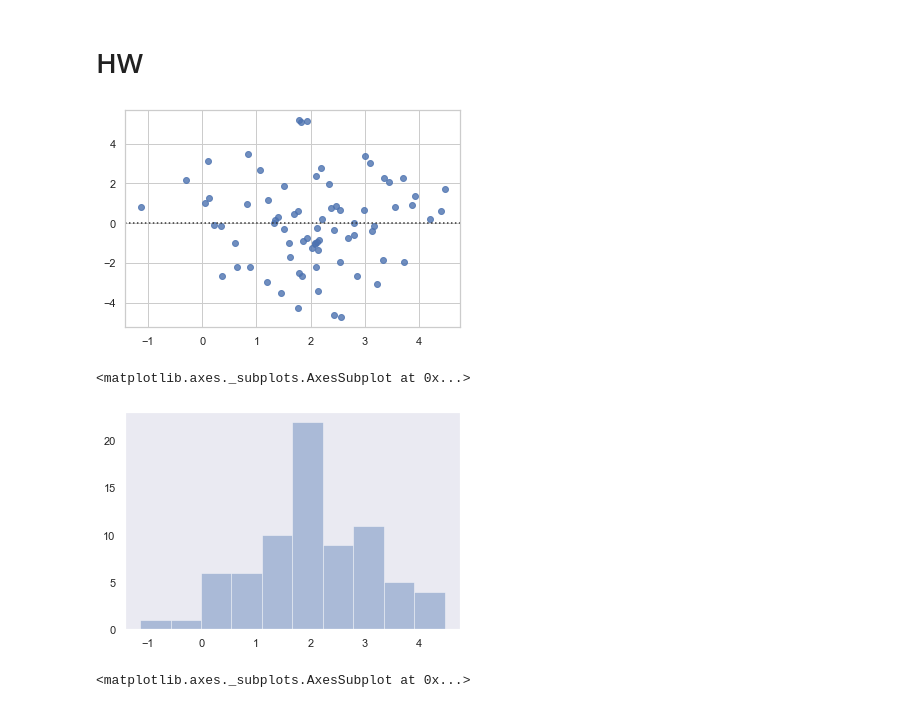
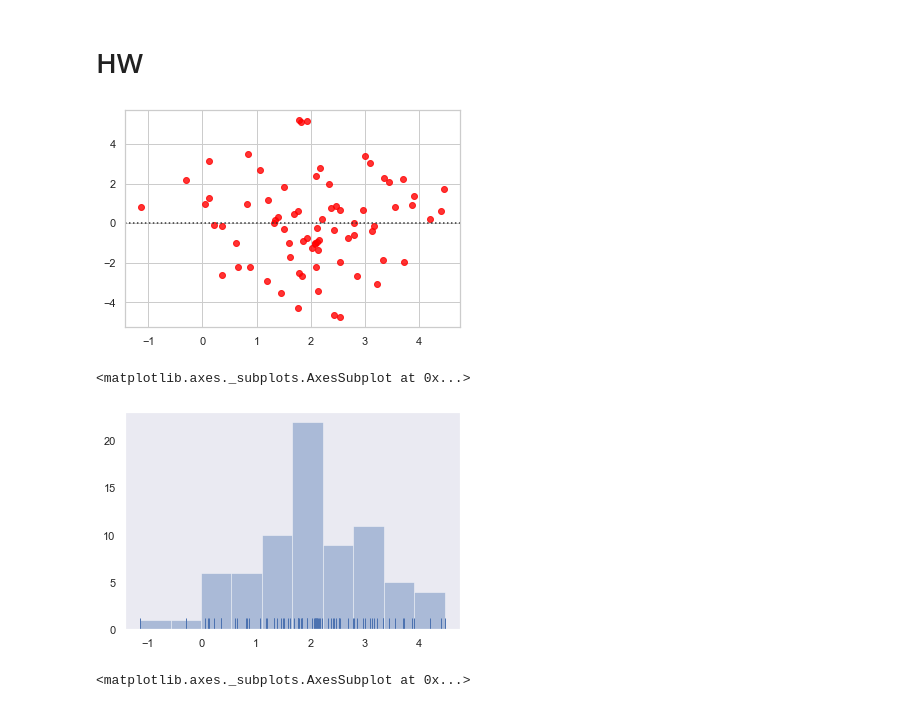
Before and after one commit to willhwh/DS_60Days, a Jupyter notebook: Day_020_HW.ipynb, the cells around one changed output. Cells and saved outputs as stored; diff of their text form; code cells hidden in the pictures.

```diff
--- a/Day_020_HW.ipynb
+++ b/Day_020_HW.ipynb
@@ -112,15 +113,15 @@ y = 2 + 1.5 * x + rs.normal(0, 2, 75)
 # %%
 #模型殘差 圖型(residplot()): 该方法将在x上回归y，然后绘制残差的散点图。
 sns.set_style('whitegrid')#有五種預設seaborn主題：darkgrid，whitegrid，dark，white
-sns.residplot(x=x, y=y);
+sns.residplot(x=x, y=y,color='red');
 # %% [output]
-[figure, old version]
+[figure, new version]
 # %%
 #繪製單變數分佈:
 sns.set_style('dark')
-sns.distplot(x,kde=False,bins=10)
+sns.distplot(x,kde=False,bins=10,rug=True)
 # %% [output]
 <matplotlib.axes._subplots.AxesSubplot at 0x...>
-[figure, old version]
+[figure, new version]
 # %%
 sns.set_style('dark')
```
Also changed, not shown: parts of 10 cells of this notebook.
